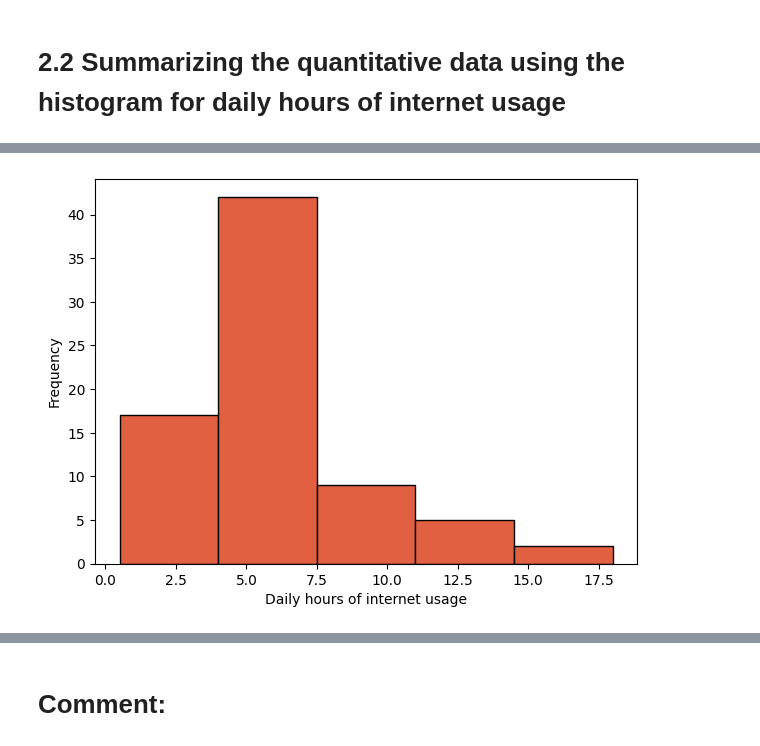
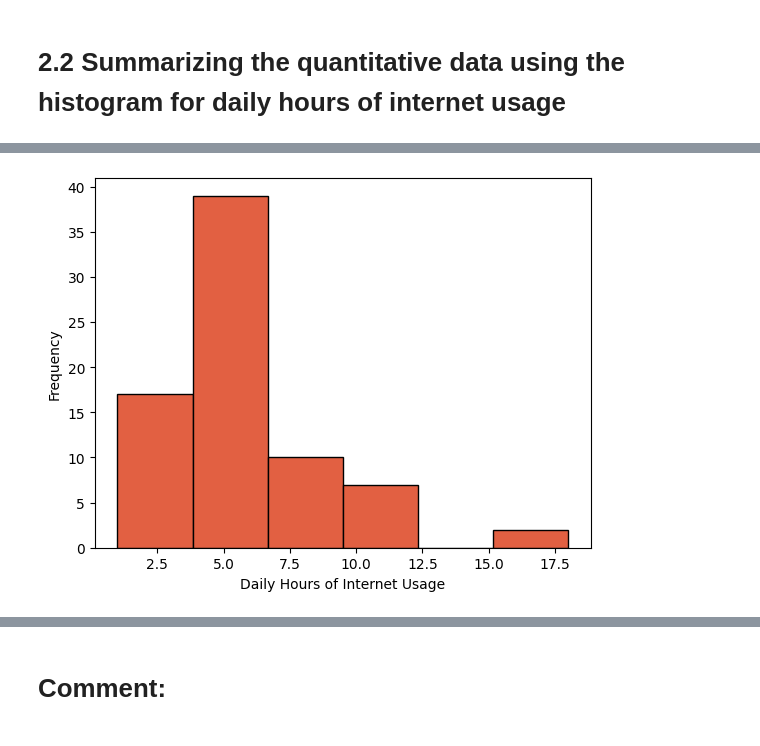
Before and after one commit to abidsiddique/Stat, a Jupyter notebook: Stat.ipynb, the cells around one changed output, grey strips where cells are left out. Cells and saved outputs as stored; diff of their text form; code cells hidden in the pictures.

```diff
--- a/Stat.ipynb
+++ b/Stat.ipynb
@@ -248,12 +243,13 @@ Frequency_usage
 # %%
-plt.figure(figsize=(7,5))
-plt.hist(usage,5,color="#E26042",edgecolor="k")
-plt.xlabel('Daily hours of internet usage')
+
+plt.figure()
+plt.hist(usage, 6, color="#E26042",edgecolor="k")
+plt.xlabel('Daily Hours of Internet Usage')
 plt.ylabel('Frequency')
 
 plt.show()
 # %% [output]
-[figure, old version]
+[figure, new version]
 # %%
 data['Daily hours of internet usage'].skew()
 # %% [output]
```
Also changed, not shown: parts of 29 cells of this notebook.
